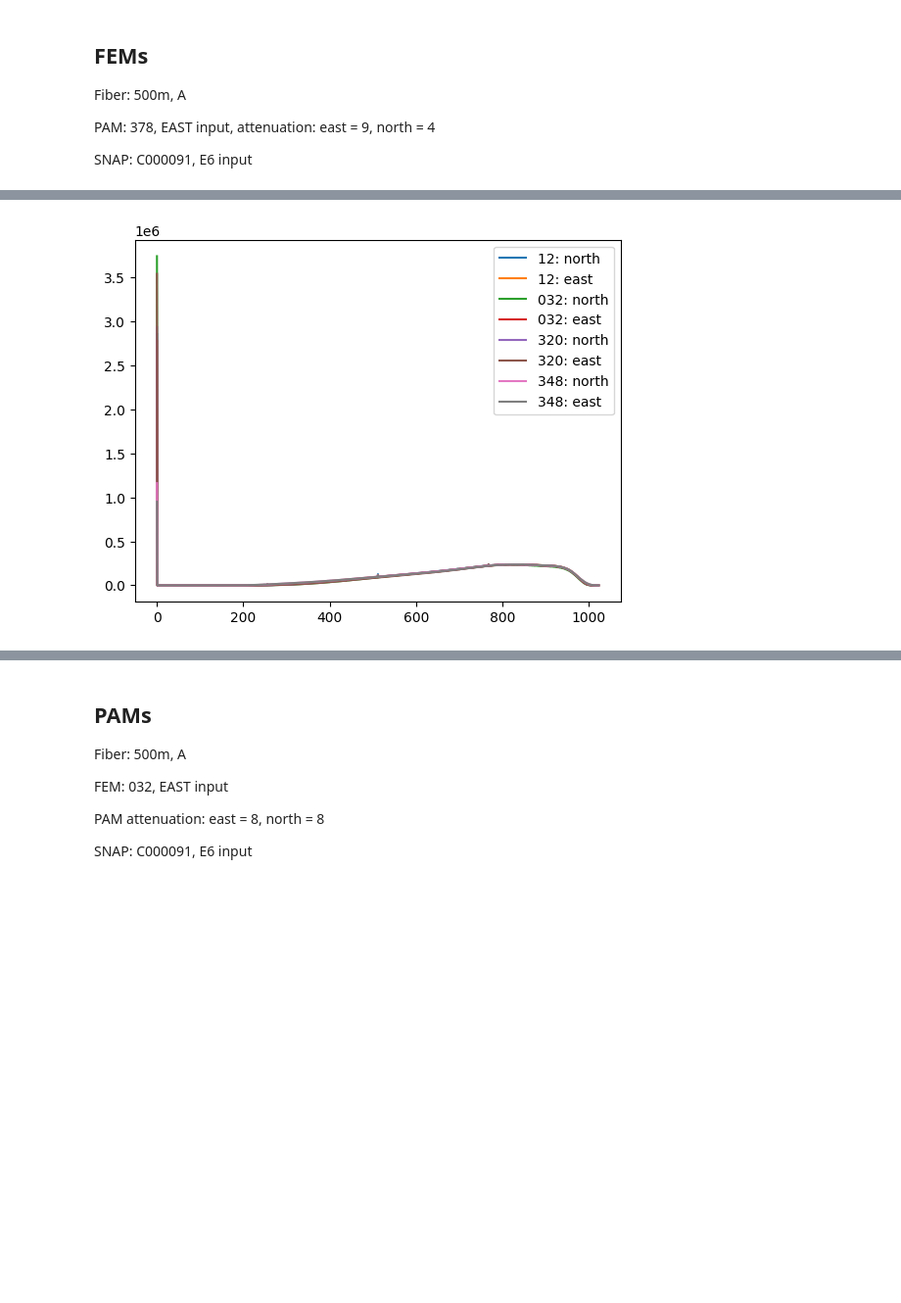
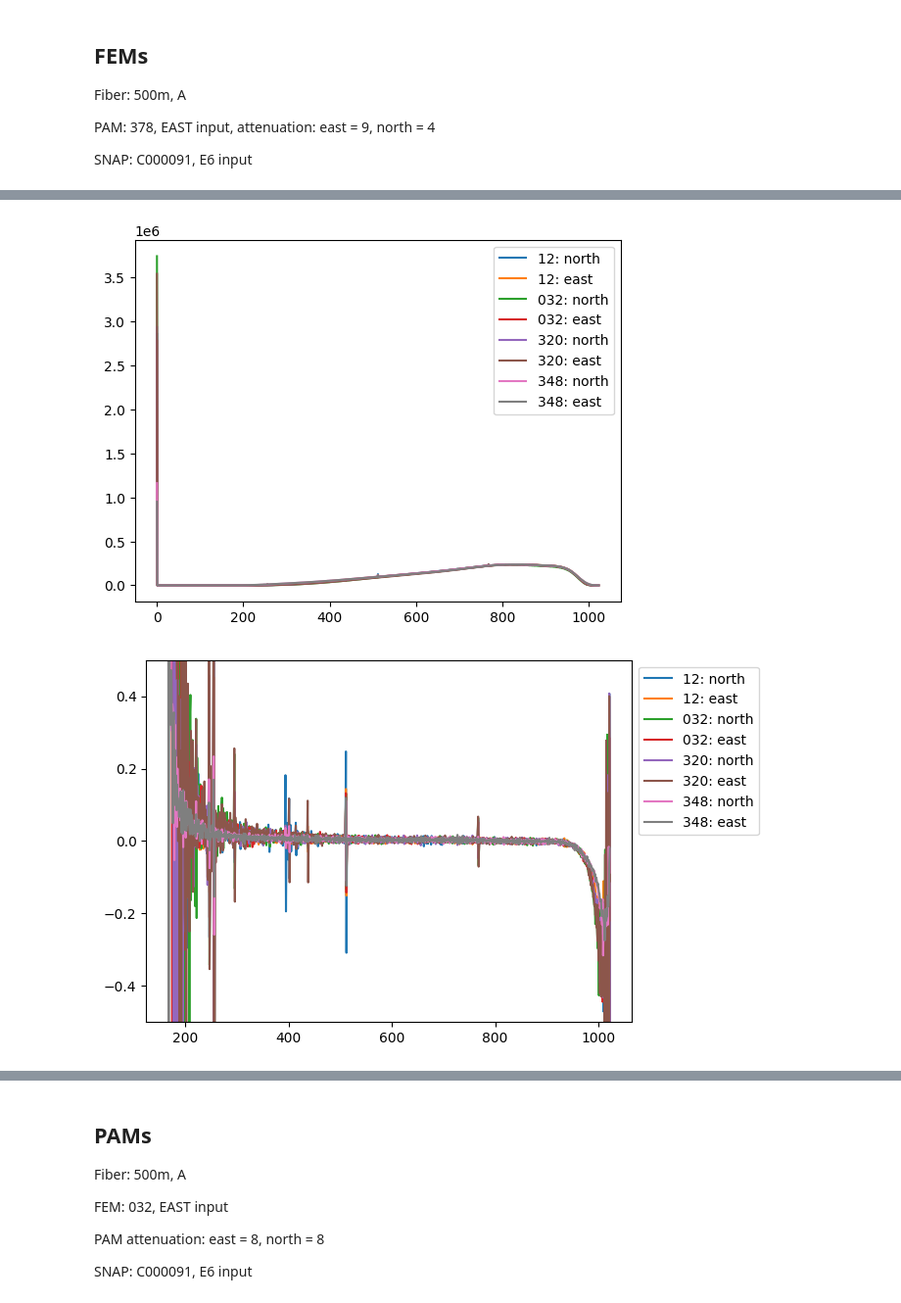
Before and after one commit to EIGSEP/eigsep_corr, a Jupyter notebook: gain_calibration/gain_calibration.ipynb, the cells around one changed output, grey strips where cells are left out. Shown: that part at 98% size. Saved outputs shown, nothing was run; the diff lists cells and outputs as text; code cells hidden in the pictures; blank space fills up the shorter version.

```diff
--- a/gain_calibration/gain_calibration.ipynb
+++ b/gain_calibration/gain_calibration.ipynb
@@ -60,6 +60,16 @@ def plot_norm(data, id_nums, ref_max):
     plt.legend()
     #plt.ylim(0, 1e6)
     plt.show()
+
+def plot_noise(data, id_nums):
+    plt.figure()
+    for id_num in id_nums:
+        d = data[id_num]
+        for pol in ["north", "east"]:
+            plt.plot(np.diff(d[pol]) / d[pol][1:], label=f"{id_num}: {pol}")
+    plt.legend(bbox_to_anchor=[1., 1.])
+    plt.ylim(-0.5, 0.5)
+    plt.show()
 # %% [markdown]
 ## FEMs
 Fiber: 500m, A
@@ -70,9 +80,11 @@ SNAP: C000091, E6 input
 # %%
 FEMS = ["12", "032", "320", "348"]
 fem_data, fem_norm = all_data(FEMS, "fem")
 
 plot_data(fem_data, FEMS)
 plot_norm(fem_norm, FEMS, get_max(fem_data["12"]["east"]))
+plot_noise(fem_data, FEMS)
 # %% [output]
 [figure]
 [figure]
+[figure, added]
```
Also changed, not shown: parts of 15 cells of this notebook.
